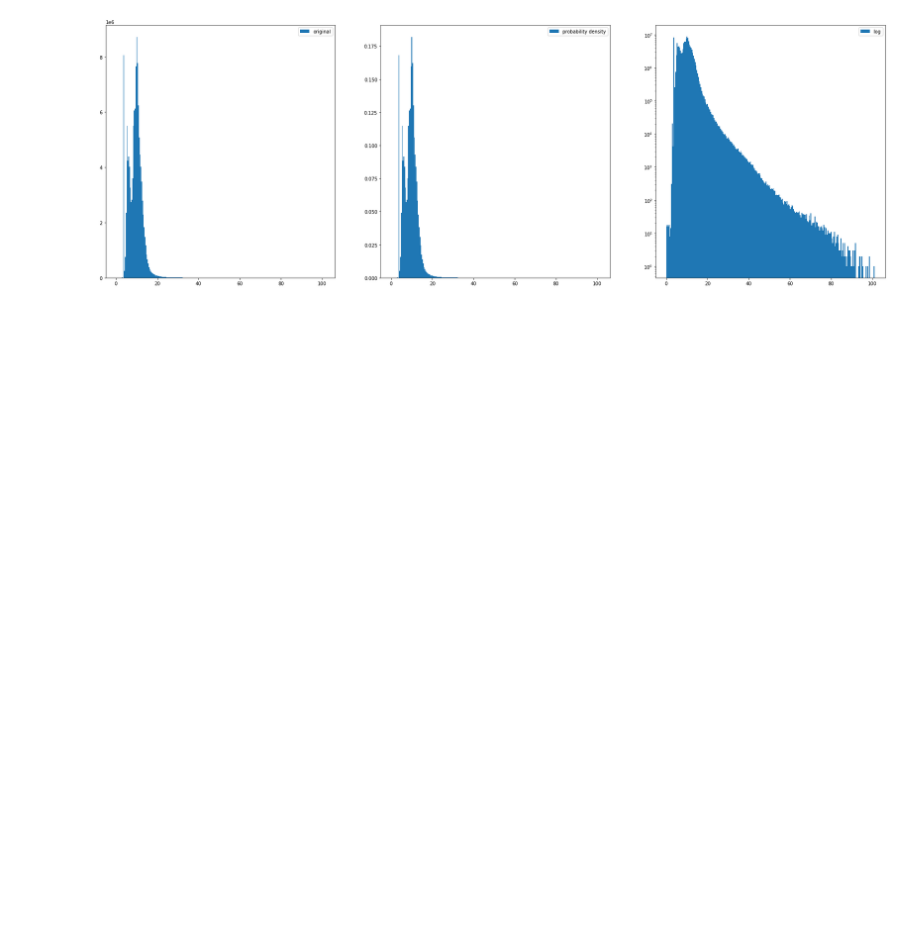
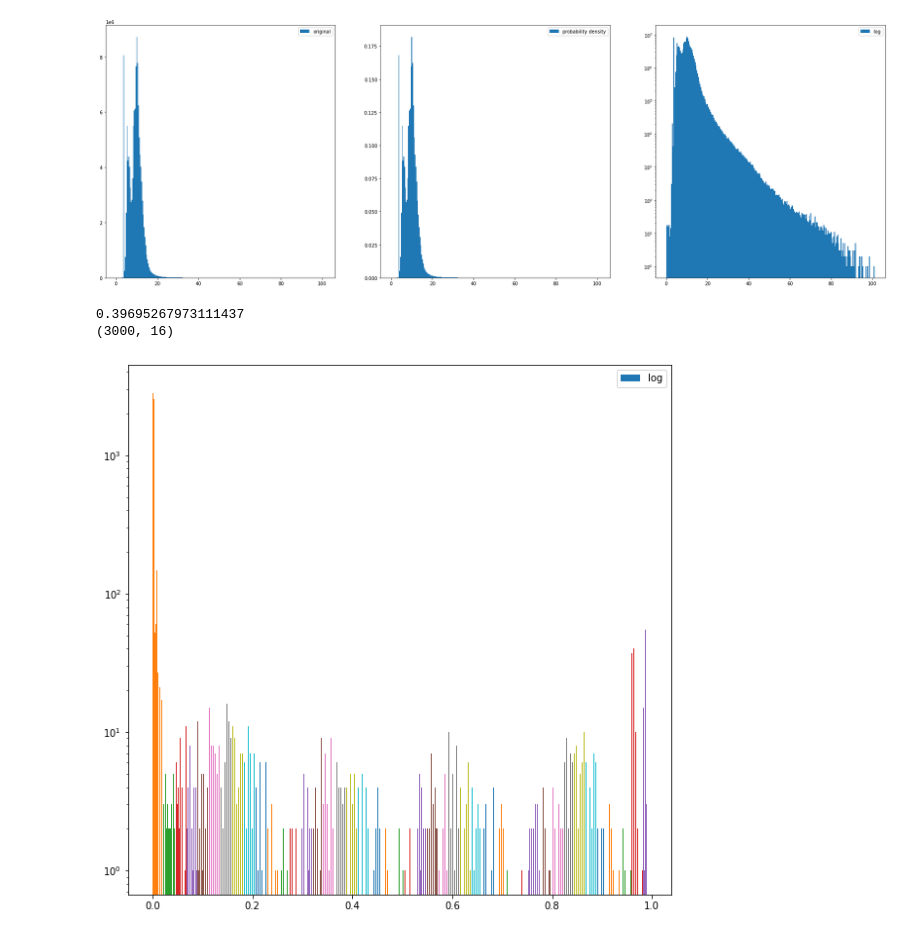
Before and after one commit to bozhenhhu/gvp-pytorch, a Jupyter notebook: plot_his.ipynb, the cells around one changed output. Drawn from its saved outputs; the diff is of its cells as text; code cells hidden in the pictures; blank space fills up the shorter version.

Commit message:
hist-m

```diff
--- a/plot_his.ipynb
+++ b/plot_his.ipynb
@@ -94,3 +94,49 @@ plt.legend()
 plt.show()
 # %% [output]
 [figure]
+# %%
+import scipy
+
+def _CalGamma(v):
+    a = scipy.special.gamma((v + 1) / 2)
+    b = np.sqrt(v * np.pi) * scipy.special.gamma(v / 2)
+    out = a / b
+    return out
+
+def _t_continuity(D, D_min=0., D_max=20., D_count=16, device='cpu', v=100, gamma=1):
+
+    # print('v')
+    D_mu = torch.linspace(D_min, D_max, D_count, device=device)
+    D_mu = D_mu.view([1, -1])
+    D_sigma = (D_max - D_min) / D_count
+    D_expand = torch.unsqueeze(D, -1)
+    D_expand = (D_expand - D_mu) ** 2 / (D_sigma * v)
+    P = torch.pow(gamma * torch.pow((1 + D_expand ),
+                -1 * (v + 1) / 2) * torch.sqrt(torch.tensor(2 * 3.14, device=device)),
+                2
+            )
+    return P
+# %%
+gamma = _CalGamma(50)
+print(gamma)
+len(train_distance)
+train_distance = torch.tensor(train_distance)
+P = _t_continuity(train_distance, gamma=gamma)
+P = np.array(P)
+print(P.shape)
+# %% [output]
+0.39695267973111437
+(3000, 16)
+# %%
+fig = plt.figure(figsize=(10,10))
+n, bins, patches = plt.hist(P,bins=256,log=True,label="log")
+plt.legend()
+# ax2 = fig.add_subplot(132)
+# n, bins, patches = plt.hist(train_distance,bins=256,density=True,label="probability density")
+# plt.legend()
+# ax3 = fig.add_subplot(133)
+# n, bins, patches = plt.hist(train_distance,bins=256,log=True,label="log")
+# plt.legend()
+plt.show()
+# %% [output]
+[figure, added]
```
